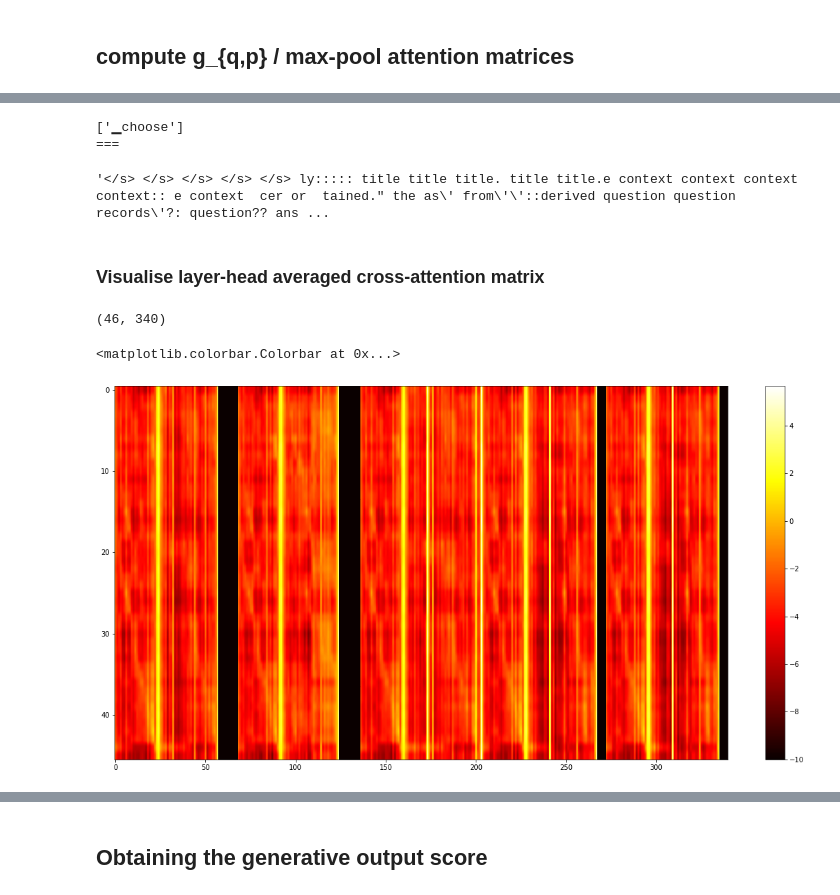
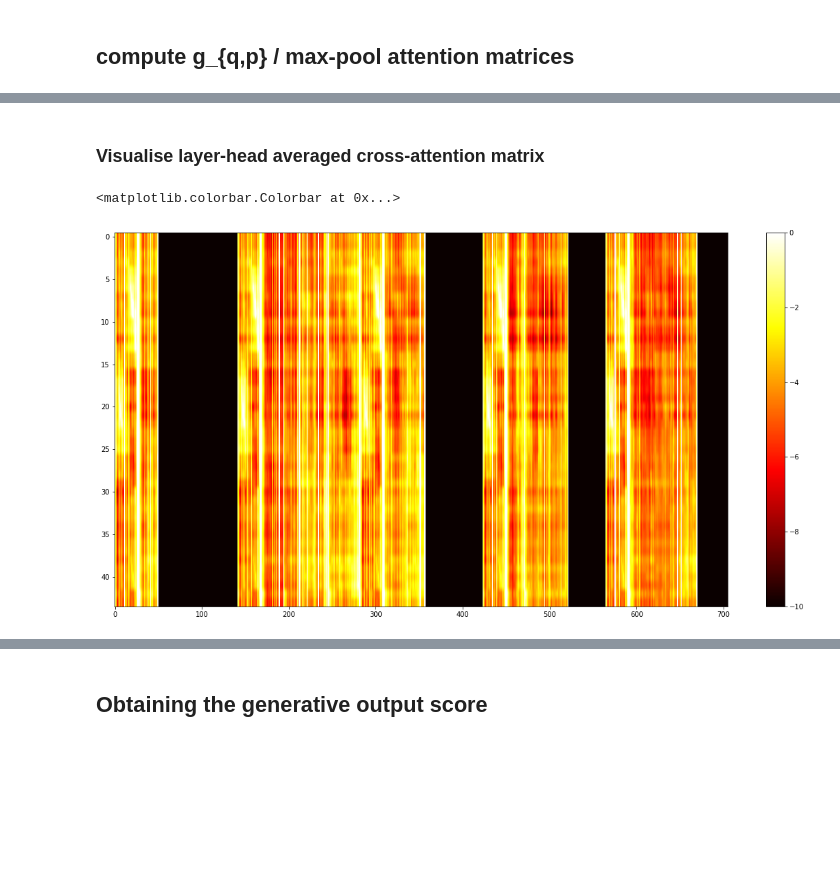
Before and after one commit to casetext/FiD, a Jupyter notebook: notebooks/FiD_confidence_thresholding.ipynb, the cells around one changed output, grey strips where cells are left out. Drawn from its saved outputs; the diff is of its cells as text; code cells hidden in the pictures; blank space fills up the shorter version.

Commit message:
visualising attentions

```diff
--- a/notebooks/FiD_confidence_thresholding.ipynb
+++ b/notebooks/FiD_confidence_thresholding.ipynb
@@ -28,6 +28,8 @@ Try out NQ with NQ pretrained checkpoint
 # %%
 nq_path =  "/mnt/disks/external_mounted_disk/datasets/NQ/NQ/dev.json"
 compose_path = "/mnt/disks/external_mounted_disk/datasets/compose_FiD/compose_fid_qa/dev.json"
+control_path = "/mnt/disks/external_mounted_disk/datasets/compose_FiD/compose_fid_qa/control.json"
+control_copy_path = "/mnt/disks/external_mounted_disk/datasets/compose_FiD/compose_fid_qa/control_copy.json"
 # %%
 eval_examples = load_data(
                             compose_path,
@@ -37,6 +45,12 @@ eval_examples = load_data(
+# %%
+control_copy_examples = load_data(
+                            control_copy_path,
+                            global_rank=0,
+                            world_size=1,
+                            )
 # %%
 n_passages = 5
-eval_dataset = src.data.Dataset(eval_examples, n_passages)
+eval_dataset = src.data.Dataset(control_copy_examples, n_passages)
 
 sampler = SequentialSampler(eval_dataset)
 tokenizer = transformers.T5Tokenizer.from_pretrained('t5-base')
@@ -69,7 +87,7 @@ model = model.to('cuda')
 for i, batch in enumerate(dataloader):
     (idx, labels, _, context_ids, context_mask) = batch
 
-    if i == 4:
+    if i == 0:
 
         print(idx)
         print(context_ids.shape)
@@ -379,25 +302,11 @@ tokenizer.convert_ids_to_tokens(labels[0])
-# %%
-out_index = 4
-print(tokenizer.convert_ids_to_tokens([labels[0][out_index]]))
-
-print("===")
-tokenizer.decode(torch.index_select(context_ids_reshaped[0], 0, topk.indices[out_index]))
-# %% [output]
-['▁choose']
-===
-'</s> </s> </s> </s> </s> ly::::: title title title. title title.e context context context context:: e context  cer or  tained." the as\' from\'\'::derived question question records\'?: question?? ans ...
 # %% [markdown]
 ### Visualise layer-head averaged cross-attention matrix
-# %%
-avg_attn_matrix.cpu().numpy().shape
-# %% [output]
-(46, 340)
 # %%
 fig = plt.figure(figsize=(20, 10), facecolor="white")
 ax = fig.add_subplot()
 #ax.imshow(averaged_attention_matrix[:, :], cmap='hot', interpolation='nearest')
-im = ax.imshow(avg_attn_matrix.cpu().numpy(), cmap=plt.get_cmap('hot'), aspect='auto', vmin=-10)
+im = ax.imshow(avg_attn_matrix.cpu().numpy(), cmap=plt.get_cmap('hot'), aspect='auto', vmin=-10, vmax=0)
 fig.colorbar(im)
 # %% [output]
 <matplotlib.colorbar.Colorbar at 0x...>
-[figure, old version]
+[figure, new version]
```
Also changed, not shown: parts of 18 cells of this notebook.
